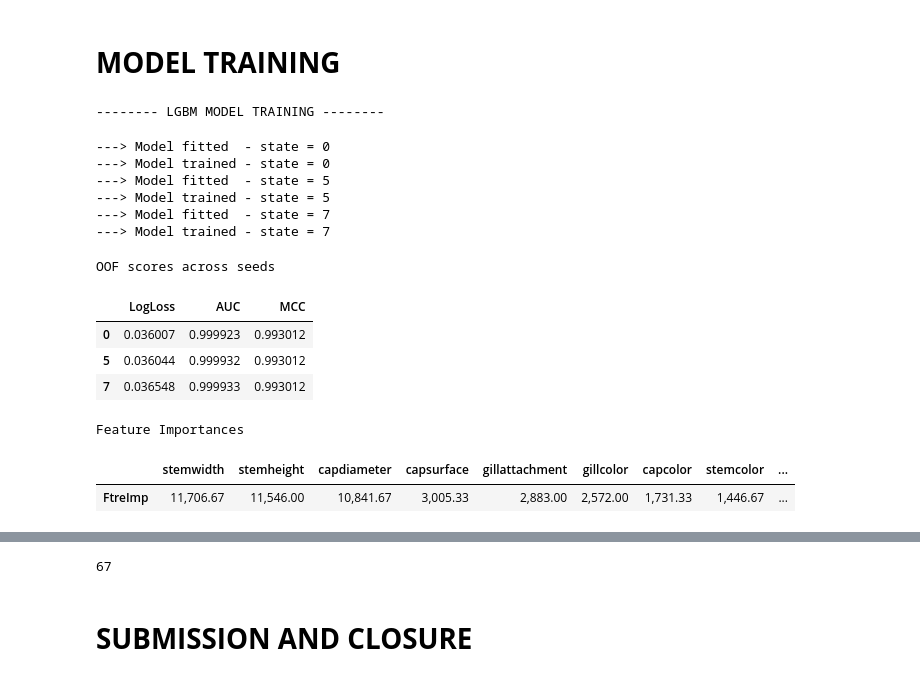
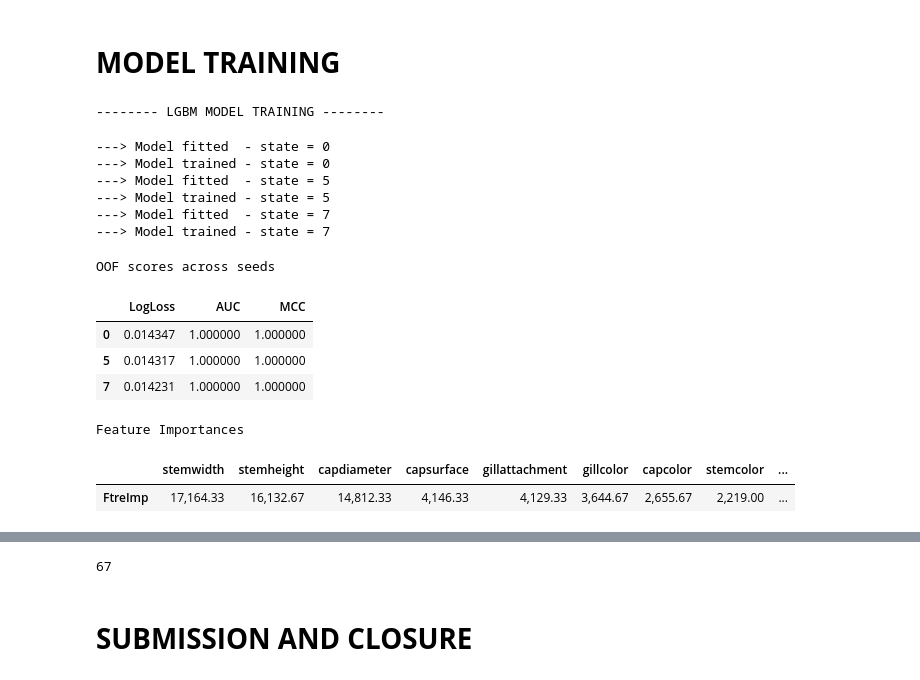
Before and after one commit to Ravaldo07/PlaygroundS4E08Public, a Jupyter notebook: playgrounds4e08-baseline-v2.ipynb, the cells around one changed output, grey strips where cells are left out. Saved outputs shown, nothing was run; the diff lists cells and outputs as text; code cells hidden in the pictures.

```diff
--- a/playgrounds4e08-baseline-v2.ipynb
+++ b/playgrounds4e08-baseline-v2.ipynb
@@ -58,7 +58,7 @@ test_req    = True
 model_label = "LGBM"
 episode     = 8
 version_nb  = 2
-model_group = 1
+model_group = 2
 device      = "cpu"
 
 op_path    = f"/kaggle/working"
@@ -76,5 +76,5 @@ if test_req:
     all_states  = [0, 5, 7,]
 
 else:
-    all_states  = [0, 5, 7, 12, 42, 100, 777, 1331, 2024, 500, 1000]
+    all_states  = list(range(0,15,1))
 # %% [output]
@@ -191,11 +191,9 @@ PrintColor(f"\n-------- {model_label} MODEL TRAINING --------\n")
 for state in tqdm(all_states):
     model = LGBMC(objective     = "binary",
                   device        = device,
-                  n_estimators  = 2000,
-                  max_depth     = 9,
-                  learning_rate = 0.055,
-                  max_bin       = 1024,
-                  colsample_bytree = 0.65,
+                  n_estimators  = 3000,
+                  max_bin       = 256,
+                  colsample_bytree = 0.6,
                   reg_lambda    = 80,
                   verbosity     = -1,
                   random_state  = state,
@@ -233,36 +231,36 @@ display(scores.\
                           }
                        )
         )
 
 if ftre_imp_req:
     print("\n\n")
     display(pd.DataFrame(ftre_imp, index = sel_cols, columns = ["FtreImp"]).\
             sort_values(["FtreImp"], ascending = False).\
             transpose().\
             style.format(formatter = "{:,.2f}").\
             set_caption(f"Feature Importances").\
             set_properties(**{"text-align": "center"}).\
             background_gradient(subset = sel_cols,
                                 cmap = "rocket",
                                 axis=1
                                )
             )
 
 print()
 collect()
 # %% [output]
 -------- LGBM MODEL TRAINING --------
 ---> Model fitted  - state = 0
 ---> Model trained - state = 0
 ---> Model fitted  - state = 5
 ---> Model trained - state = 5
 ---> Model fitted  - state = 7
 ---> Model trained - state = 7
 OOF scores across seeds
 |  | LogLoss | AUC | MCC |
-| 0 | 0.036007 | 0.999923 | 0.993012 |
-| 5 | 0.036044 | 0.999932 | 0.993012 |
-| 7 | 0.036548 | 0.999933 | 0.993012 |
+| 0 | 0.014347 | 1.000000 | 1.000000 |
+| 5 | 0.014317 | 1.000000 | 1.000000 |
+| 7 | 0.014231 | 1.000000 | 1.000000 |
 Feature Importances
 |  | stemwidth | stemheight | capdiameter | capsurface | gillattachment | gillcolor | capcolor | stemcolor | ... |
-| FtreImp | 11,706.67 | 11,546.00 | 10,841.67 | 3,005.33 | 2,883.00 | 2,572.00 | 1,731.33 | 1,446.67 | ... |
+| FtreImp | 17,164.33 | 16,132.67 | 14,812.33 | 4,146.33 | 4,129.33 | 3,644.67 | 2,655.67 | 2,219.00 | ... |
```
Also changed, not shown: parts of 6 cells of this notebook.
